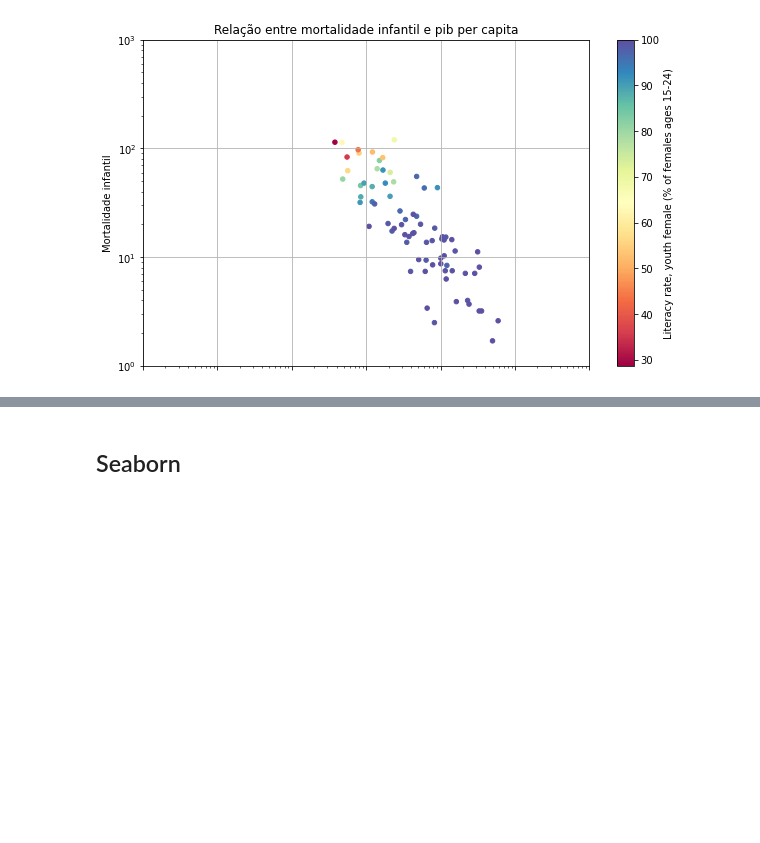
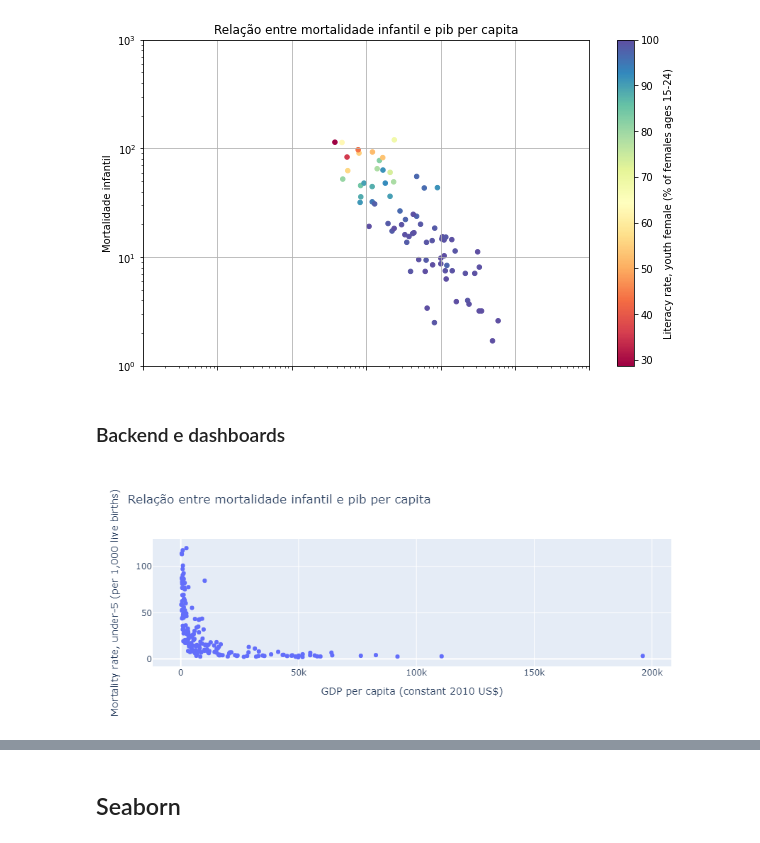
Before and after one commit to felbuch/Python_EPGE, a Jupyter notebook: 10-Aulas/90 - Gráficos.ipynb, the cells around one changed output, grey strips where cells are left out. Cells and saved outputs as stored; diff of their text form; code cells hidden in the pictures; blank space fills up the shorter version.

Commit message:
Mudança de backend no pandas plot

```diff
--- a/10-Aulas/90 - Gráficos.ipynb
+++ b/10-Aulas/90 - Gráficos.ipynb
@@ -140,9 +144,16 @@ mundo.plot(x = "GDP per capita (constant 2010 US$)",
           );
 # %% [output]
 [figure]
+# %% [markdown]
+### Backend e dashboards
 # %%
 pd.options.plotting.backend = 'plotly'
 # %%
 mundo.plot(x = "GDP per capita (constant 2010 US$)",
            y = "Mortality rate, under-5 (per 1,000 live births)",
-          );
+           c = "Literacy rate, youth female (% of females ages 15-24)",
+           kind = 'scatter',
+           title = 'Relação entre mortalidade infantil e pib per capita'
+          )
+# %% [output]
+[figure, added]
```
Also changed, not shown: parts of 7 cells of this notebook.
